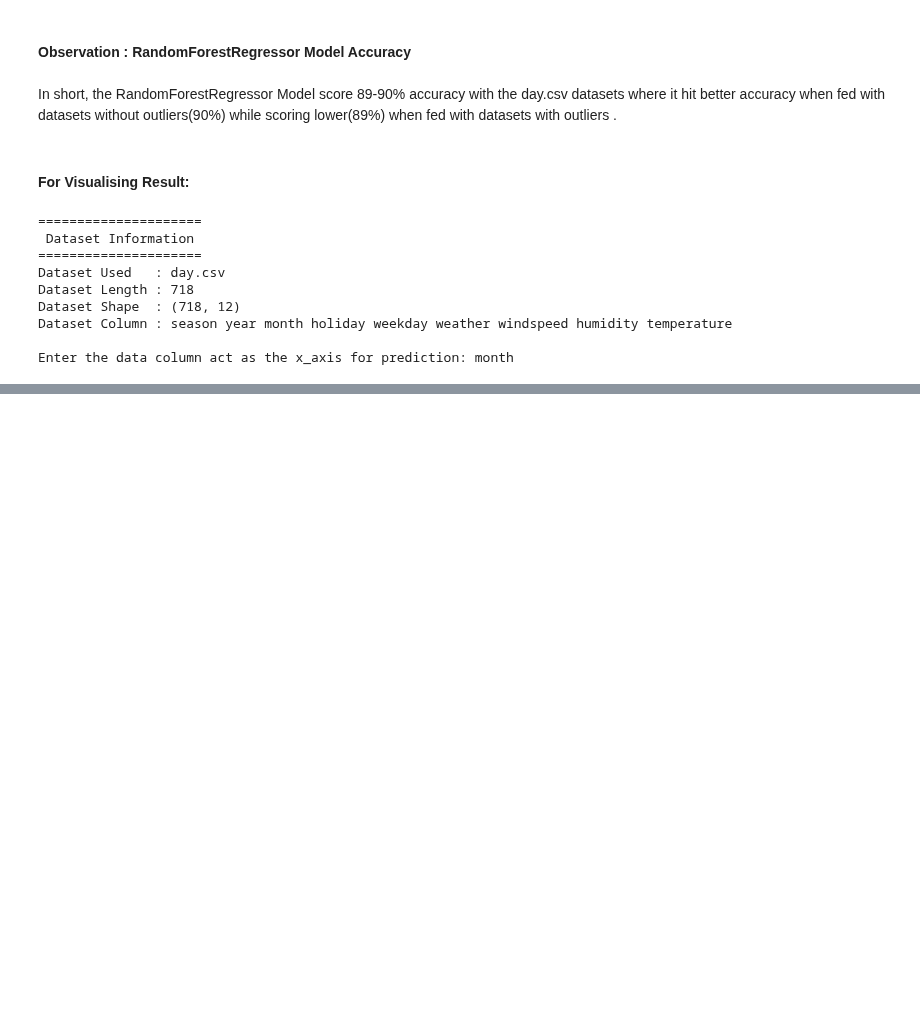
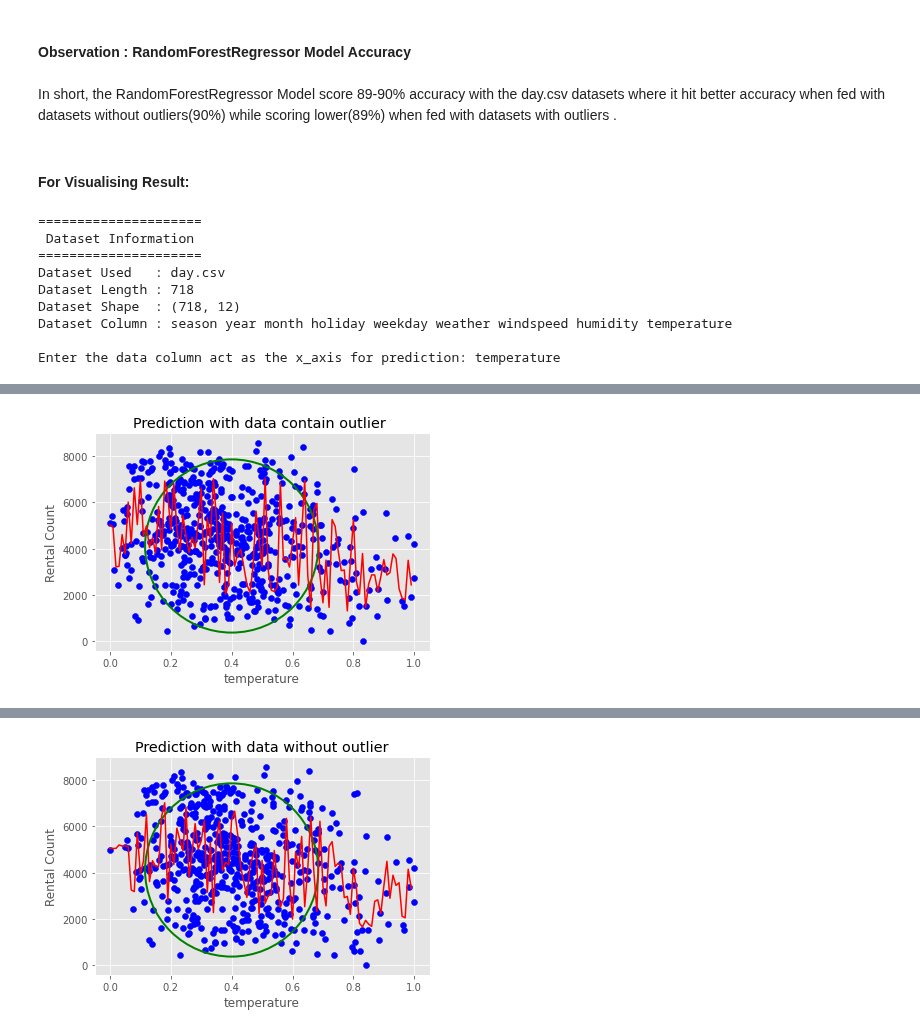
Before and after one commit to lianaling/bike-rental-forecast, a Jupyter notebook: notebooks/RandomForestRegressor.ipynb, the cells around one changed output, grey strips where cells are left out. Saved outputs shown, nothing was run; the diff lists cells and outputs as text; code cells hidden in the pictures; blank space fills up the shorter version.

Commit message:
Update humidity, temperature and windspeed analysis

```diff
--- a/notebooks/RandomForestRegressor.ipynb
+++ b/notebooks/RandomForestRegressor.ipynb
@@ -195,6 +201,18 @@ def visualise_prediction(x,y,title,x_axis,y_axis,text):
     plt.title(title)
     plt.xlabel(x_axis)
     plt.ylabel(y_axis)
+
+    # Draw circle for windspeed, humidity and temperature
+    if   x_axis == "windspeed"  :
+        plt.scatter( 0.55  , 4225 , s=30000 ,  facecolors='none', edgecolors='green', linewidth=2)
+        text = text + " Most data recorded between 0.35 to 0.85 windspeed score as shown by the green circle."
+    elif x_axis == "humidity"   :
+        plt.scatter( 0.60 , 4217 , s=30000 ,  facecolors='none', edgecolors='green', linewidth=2)
+        text = text + " Most data recorded between 0.30 to 0.90 humidity score as shown by the green circle."
+    elif x_axis == "temperature":
+        plt.scatter( 0.40  , 4120 , s=30000 ,  facecolors='none', edgecolors='green', linewidth=2)
+        text = text + " Most data recorded between 0.10 to 0.70 temperature score as shown by the green circle."
+
     plt.show()
 
     # Observation text
@@ -297,6 +315,68 @@ def visualise_prediction(x,y,title,x_axis,y_axis,text):
                 print(mnth[c], n)
                 c += 1
             cnt += 1
+    elif x_axis == "windspeed":
+        print("----------------------------")
+        print(" Analysis of windspeed data ")
+        print("----------------------------")
+
+        # Creating the Series
+        sr_Y = pd.Series(np.round(regressor.predict(X_grid),0))
+        sr_X = x
+
+        # Print the series
+        print("1. Temperature Score Analysis")
+        print("Mode   : ", stats.mode(sr_X))
+        print("Mean   : ", np.round(np.mean(sr_X),2))
+        print("Median : ", np.round(np.median(sr_X),2))
+        print("")
+
+        # return the value of 90 % quantile
+        print("2. Bike Rental Count Analysis")
+        print("Q[50%] : ", sr_Y.quantile(0.5))
+        print("")
+
+    elif x_axis == "humidity":
+        print("---------------------------")
+        print(" Analysis of humidity data ")
+        print("---------------------------")
+
+        # Creating the Series
+        sr_Y = pd.Series(np.round(regressor.predict(X_grid),0))
+        sr_X = x
+
+        # Print the series
+        print("1. Temperature Score Analysis")
+        print("Mode   : ", stats.mode(sr_X))
+        print("Mean   : ", np.round(np.mean(sr_X),2))
+        print("Median : ", np.round(np.median(sr_X),2))
+        print("")
+
+        # return the value of 90 % quantile
+        print("2. Bike Rental Count Analysis")
+        print("Q[50%] : ", sr_Y.quantile(0.5))
+        print("")
+
+    elif x_axis == "temperature":
+        print("------------------------------")
+        print(" Analysis of temperature data ")
+        print("------------------------------")
+
+        # Creating the Series
+        sr_Y = pd.Series(np.round(regressor.predict(X_grid),0))
+        sr_X = x
+
+        # Print the series
+        print("1. Temperature Score Analysis")
+        print("Mode   : ", stats.mode(sr_X))
+        print("Mean   : ", np.round(np.mean(sr_X),2))
+        print("Median : ", np.round(np.median(sr_X),2))
+        print("")
+
+        # return the value of 90 % quantile
+        print("2. Bike Rental Count Analysis")
+        print("Q[50%] : ", sr_Y.quantile(0.5))
+        print("")
 
 def personalised_prediction(key):
     title_with_outliers  = "Prediction with data contain outlier "
@@ -334,4 +414,4 @@ Dataset Length : 718
 Dataset Shape  : (718, 12)
 Dataset Column : season year month holiday weekday weather windspeed humidity temperature
 
-Enter the data column act as the x_axis for prediction: month
+Enter the data column act as the x_axis for prediction: temperature
@@ -338,0 +418 @@ Enter the data column act as the x_axis for prediction: month
+[figure, added]
@@ -355,0 +430 @@ Dec:  3475.0
+[figure, added]
```
Also changed, not shown: parts of 5 cells of this notebook.
